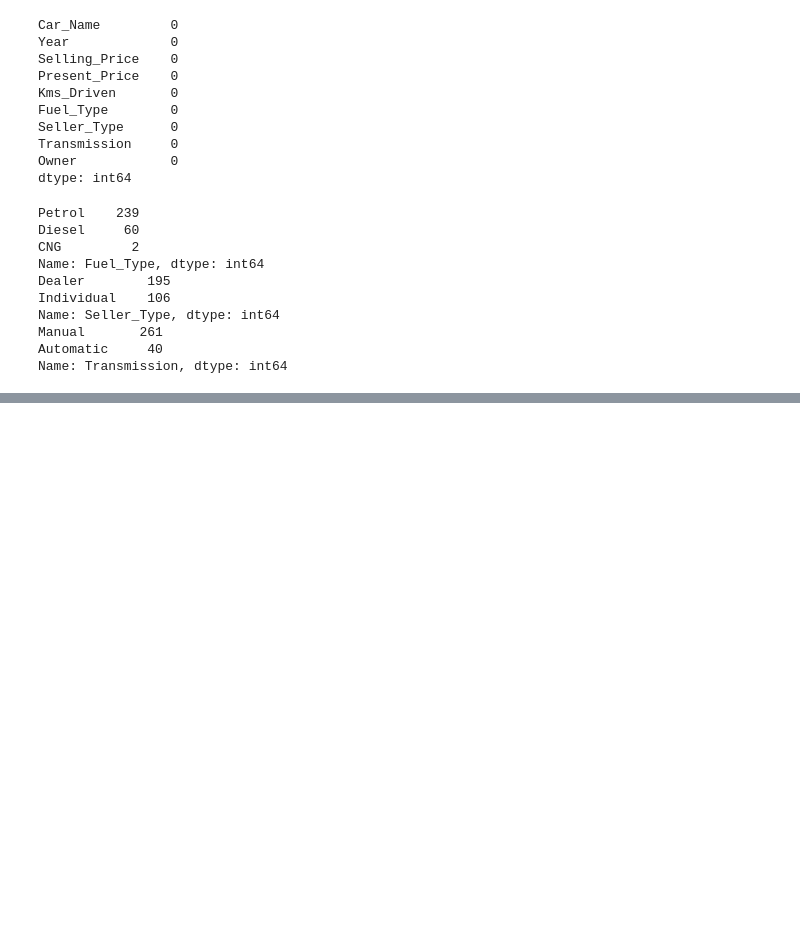
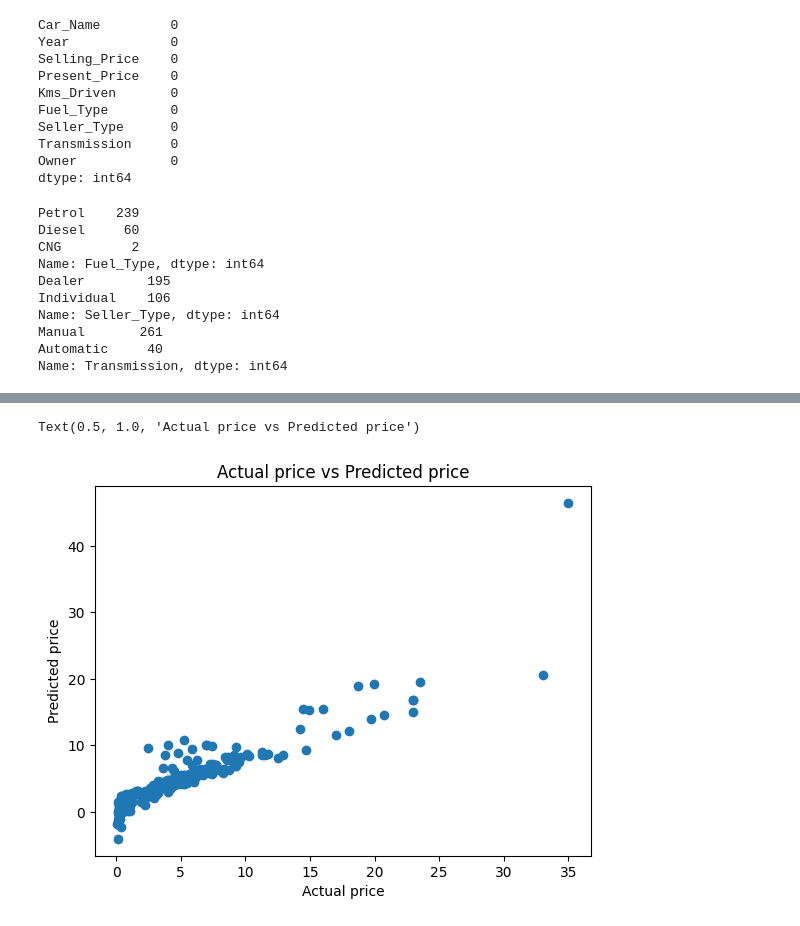
Before and after one commit to meesum5445/Machine_Learning_Projects, a Jupyter notebook: Car_Price_predicton.ipynb, the cells around one changed output, grey strips where cells are left out. Cells and saved outputs as stored; diff of their text form; code cells hidden in the pictures; blank space fills up the shorter version.

```diff
--- a/Car_Price_predicton.ipynb
+++ b/Car_Price_predicton.ipynb
@@ -74,0 +149,8 @@ Name: Transmission, dtype: int64
+# %%
+plt.scatter(y_train,model.predict(x_train))
+plt.xlabel("Actual price")
+plt.ylabel("Predicted price")
+plt.title("Actual price vs Predicted price")
+# %% [output]
+Text(0.5, 1.0, 'Actual price vs Predicted price')
+[figure, added]
```
Also changed, not shown: parts of 12 cells of this notebook.
